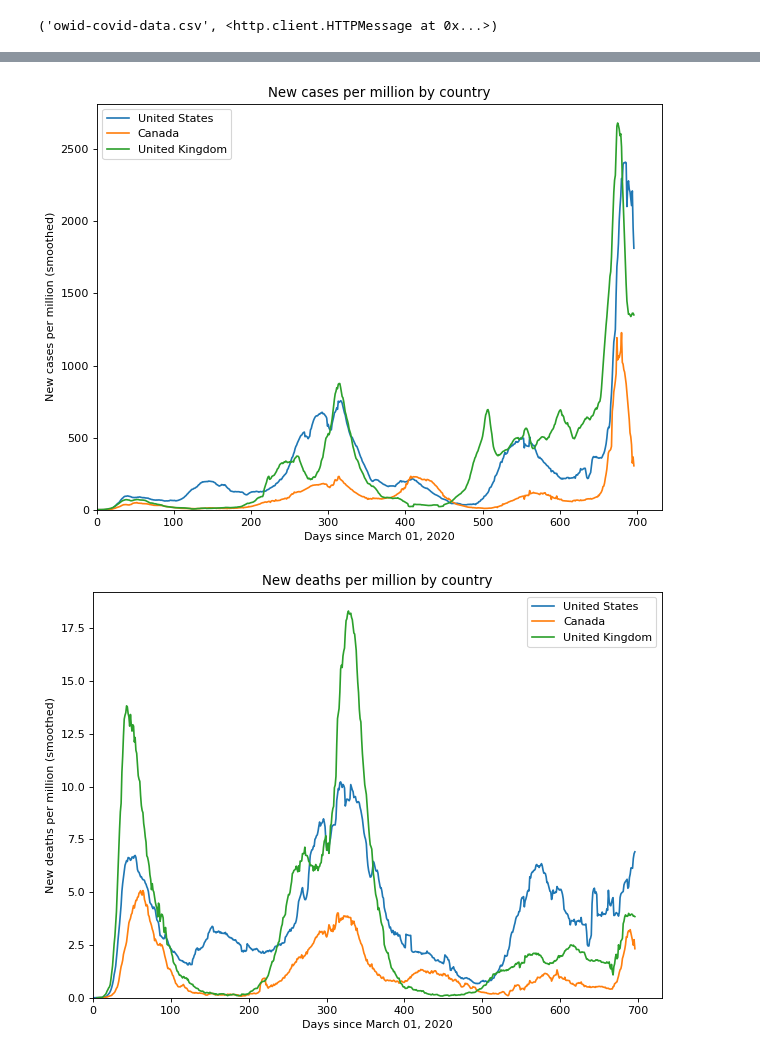
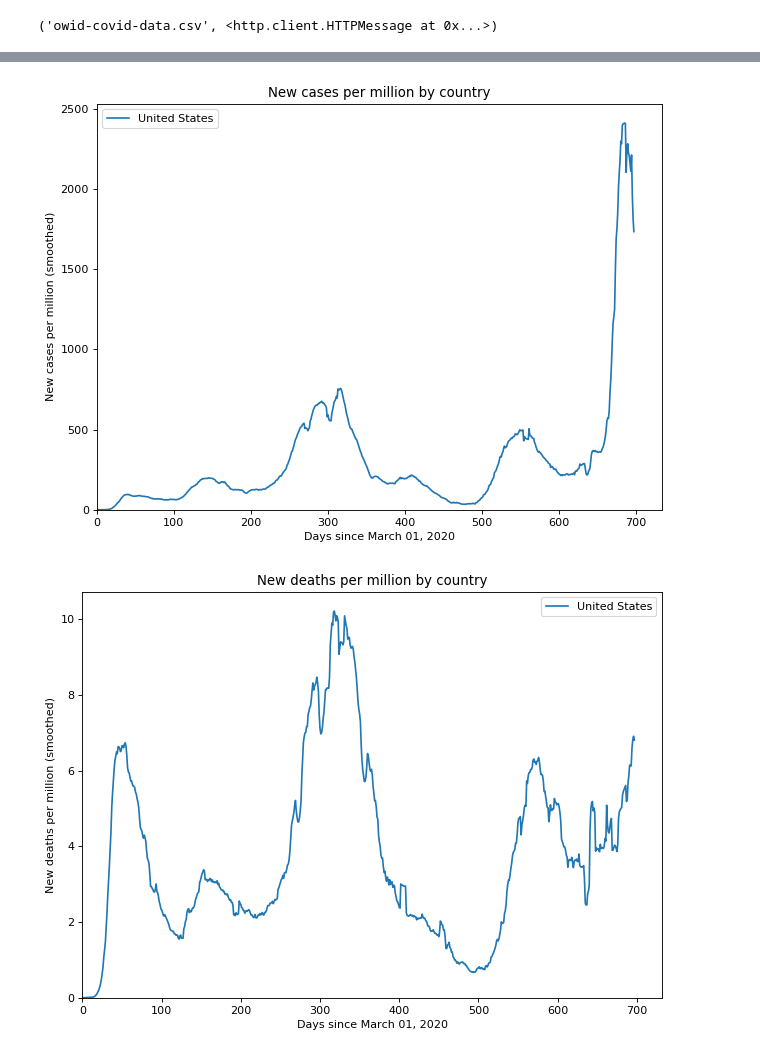
Before and after one commit to jan-anawilo/covid_data_plotter, a Jupyter notebook: covid_stats.ipynb, the cells around one changed output, grey strips where cells are left out. Saved outputs shown, nothing was run; the diff lists cells and outputs as text; code cells hidden in the pictures.

```diff
--- a/covid_stats.ipynb
+++ b/covid_stats.ipynb
@@ -57,7 +57,7 @@ label_dict = {
 }
 # %%
 # define which countries you want the metrics plotted for
-country_list = ["United States", "Canada", "United Kingdom"]
+country_list = ["United States"]
 
 # loop through each metric
 for key in label_dict:
@@ -67,2 +67,2 @@ for key in label_dict:
-[figure, old version]
+[figure, new version]
-[figure, old version]
+[figure, new version]
```
Also changed, not shown: parts of 1 cell of this notebook.
